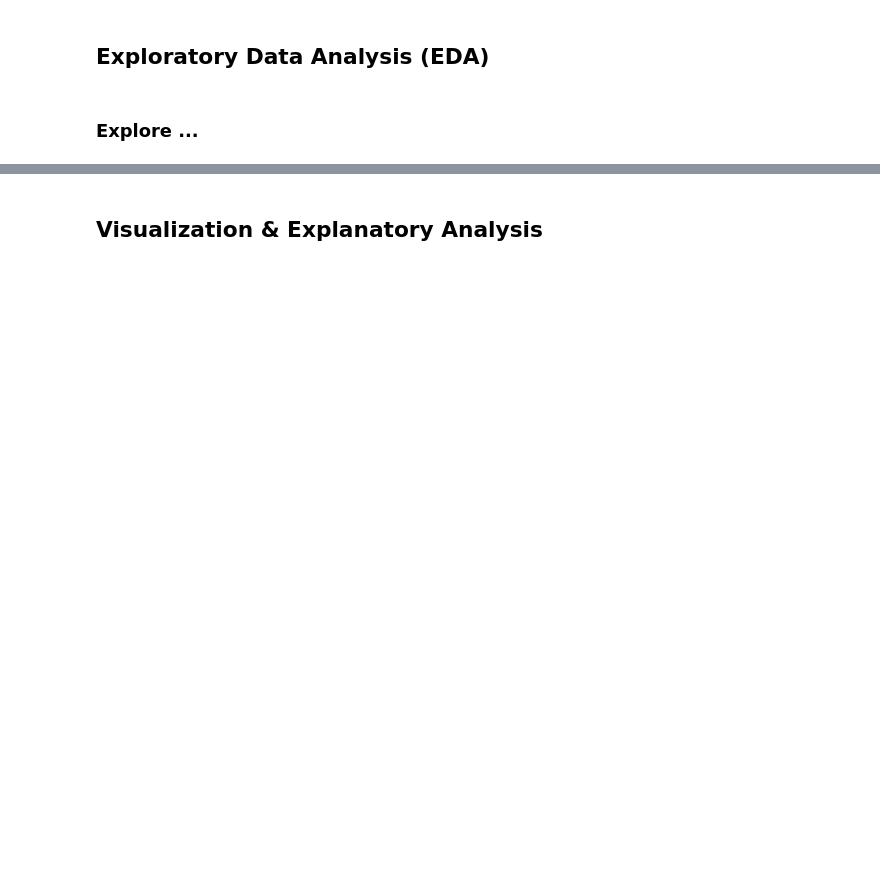
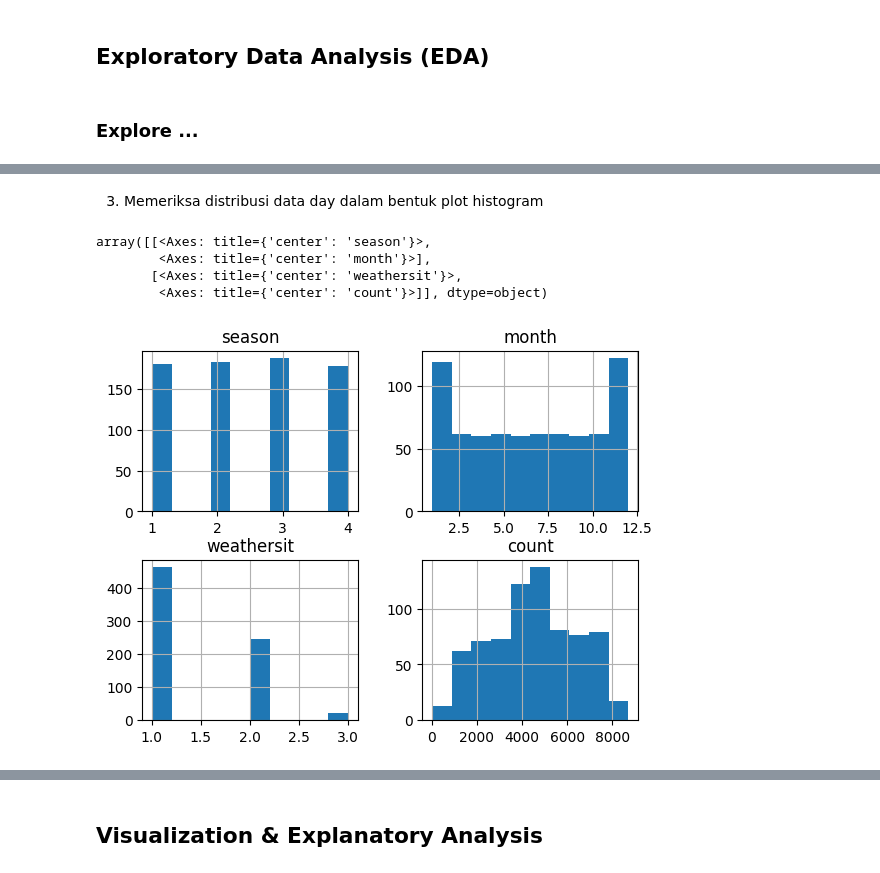
Before and after one commit to tenma33/submission, a Jupyter notebook: Proyek_Analisis_Data.ipynb, the cells around one changed output, grey strips where cells are left out. Cells and saved outputs as stored; diff of their text form; code cells hidden in the pictures; blank space fills up the shorter version.

```diff
--- a/Proyek_Analisis_Data.ipynb
+++ b/Proyek_Analisis_Data.ipynb
@@ -114,0 +175,8 @@ data_bike_hour_cleaned = data_bike_hour_cleaned.drop_duplicates()
+# %%
+drop_col = ['instant', 'dteday', 'yr', 'month', 'holiday', 'weekday', 'workingday', 'temp', 'atemp', 'hum', 'windspeed', 'winspeed', 'casual', 'registered']
+
+for i in data_bike_day.columns:
+  if i in drop_col:
+    data_bike_day.drop(labels=i, axis=1, inplace=True)
+
+data_bike_day.head()
@@ -114,0 +209,7 @@ data_bike_hour_cleaned = data_bike_hour_cleaned.drop_duplicates()
+# %%
+data_bike_day.rename(columns={
+  'mnth': 'month',
+  'cnt': 'count' #total sepeda yang disewakan
+}, inplace=True)
+
+data_bike_day.head()
@@ -151,0 +299,10 @@ Musim yang ada pada data bike hour yaitu [1 2 3 4]
+# %% [markdown]
+3. Memeriksa distribusi data day dalam bentuk plot histogram
+# %%
+data_bike_day.hist()
+# %% [output]
+array([[<Axes: title={'center': 'season'}>,
+        <Axes: title={'center': 'month'}>],
+       [<Axes: title={'center': 'weathersit'}>,
+        <Axes: title={'center': 'count'}>]], dtype=object)
+[figure, added]
```
Also changed, not shown: parts of 81 cells of this notebook, 8 other files.
